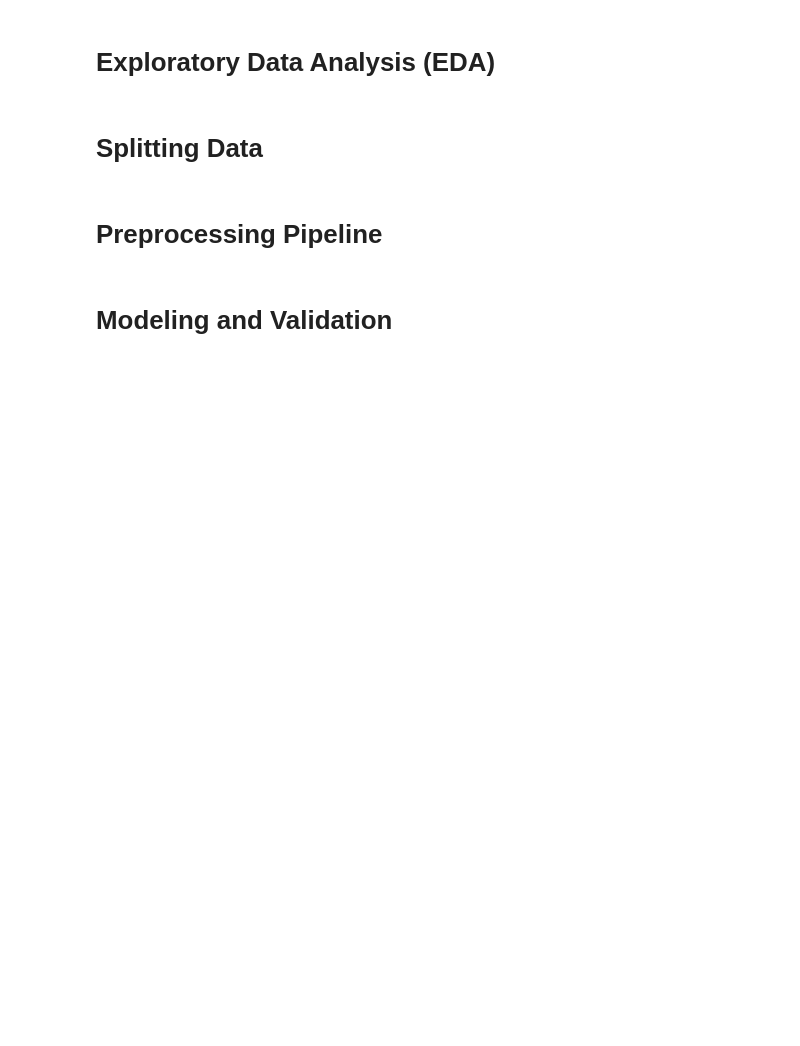
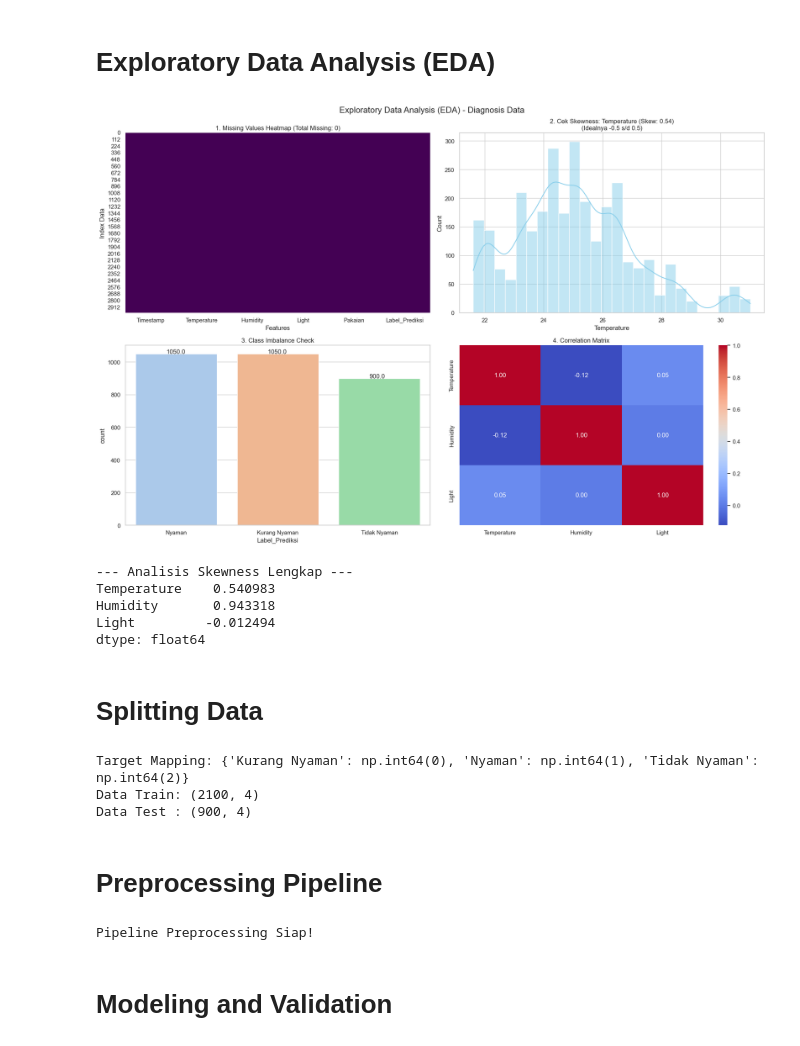
Before and after one commit to Rusmn/SIC7_SMART-WELLNESS-AND-STUDY-COMPANION, a Jupyter notebook: analysis/Notebook_SIC7.ipynb, the cells around one changed output. Cells and saved outputs as stored; diff of their text form; code cells hidden in the pictures; blank space fills up the shorter version.

```diff
--- a/analysis/Notebook_SIC7.ipynb
+++ b/analysis/Notebook_SIC7.ipynb
@@ -41,19 +53,11 @@ warnings.filterwarnings('ignore')
 # %% [markdown]
 # **Load Dataset**
 # %%
-# 1. Load Dataset
-df = pd.read_csv("../data/train_dummy.csv")
+df = pd.read_csv("../data/processed/final_dataset_labeled.csv")
 
-# --- AUTO-FIX: Jika kolom 'Pakaian' belum ada, buat dummy ---
-if 'Pakaian' not in df.columns:
-    print("⚠️ Kolom 'Pakaian' tidak ditemukan. Menambahkan data dummy...")
-    np.random.seed(42)
-    df['Pakaian'] = np.random.choice(['Tipis', 'Sedang', 'Tebal'], size=len(df))
-
-# Tentukan Fitur Numerik dan Kategorikal
-numeric_features = ['Temperature (C)', 'Humidity (%)', 'Light (Lux)']
+numeric_features = ['Temperature', 'Humidity', 'Light']
 categorical_features = ['Pakaian']
-target_col = 'Label'
+target_col = 'Label_Prediksi'
 
 print(f"Jumlah Data: {df.shape[0]} baris, {df.shape[1]} kolom")
 display(df.head())
@@ -65,84 +77,82 @@ plt.suptitle("Exploratory Data Analysis (EDA) - Diagnosis Data", fontsize=16)
 
 # 1. CEK MISSING VALUES
 plt.subplot(2, 2, 1)
-# Visualisasi Heatmap untuk melihat lokasi data kosong
 sns.heatmap(df.isnull(), cbar=False, cmap='viridis')
 missing_count = df.isnull().sum().sum()
 plt.title(f"1. Missing Values Heatmap (Total Missing: {missing_count})")
 plt.xlabel("Features")
 plt.ylabel("Index Data")
 
 # 2. CEK SKEWNESS (Kemiringan Data Numerik)
-# Kita ambil salah satu fitur contoh, misal 'Light (Lux)' atau 'Temperature'
 plt.subplot(2, 2, 2)
-sns.histplot(df['Temperature (C)'], kde=True, color='skyblue')
-skew_val = df['Temperature (C)'].skew()
+sns.histplot(df['Temperature'], kde=True, color='skyblue')
+skew_val = df['Temperature'].skew()
 plt.title(f"2. Cek Skewness: Temperature (Skew: {skew_val:.2f})\n(Idealnya -0.5 s/d 0.5)")
 
 # 3. CEK CLASS IMBALANCE (Ketimpangan Label)
 plt.subplot(2, 2, 3)
 ax = sns.countplot(x=target_col, data=df, palette='pastel')
 plt.title("3. Class Imbalance Check")
 for p in ax.patches:
     ax.annotate(f'{p.get_height()}', (p.get_x() + 0.3, p.get_height() + 2))
 
-# 4. CEK KORELASI FITUR (Opsional tapi penting)
+# 4. CEK KORELASI FITUR
 plt.subplot(2, 2, 4)
-# Hanya korelasi antar numerik
 corr = df[numeric_features].corr()
 sns.heatmap(corr, annot=True, cmap='coolwarm', fmt=".2f")
 plt.title("4. Correlation Matrix")
 
 plt.tight_layout()
 plt.show()
 
 print("\n--- Analisis Skewness Lengkap ---")
 print(df[numeric_features].skew())
-print("\nCatatan:")
-print("- Jika Skewness tinggi (>1 atau <-1), kita perlu 'PowerTransformer'.")
-print("- Jika Label tidak seimbang, kita perlu 'class_weight=balanced'.")
-print("- Jika ada garis kuning di Heatmap (kiri atas), itu missing values yang harus di-impute.")
+# %% [output]
+[figure, added]
+--- Analisis Skewness Lengkap ---
+Temperature    0.540983
+Humidity       0.943318
+Light         -0.012494
+dtype: float64
 # %% [markdown]
 # **Splitting Data**
 # %%
 X = df[numeric_features + categorical_features]
 y = df[target_col]
 
-# Encode Label Target ke Angka (Wajib untuk XGBoost)
+# Encode Label Target ke Angka (untuk XGBoost)
 le = LabelEncoder()
 y_encoded = le.fit_transform(y)
 label_mapping = dict(zip(le.classes_, le.transform(le.classes_)))
 print(f"Target Mapping: {label_mapping}")
 
-# Split Data (Stratify wajib untuk imbalance data)
+# Split Data
 X_train, X_test, y_train, y_test = train_test_split(
-    X, y_encoded, test_size=0.2, random_state=42, stratify=y_encoded
+    X, y_encoded, test_size=0.3, random_state=42, stratify=y_encoded
 )
 
 print(f"Data Train: {X_train.shape}")
 print(f"Data Test : {X_test.shape}")
+# %% [output]
+Target Mapping: {'Kurang Nyaman': np.int64(0), 'Nyaman': np.int64(1), 'Tidak Nyaman': np.int64(2)}
+Data Train: (2100, 4)
+Data Test : (900, 4)
 # %% [markdown]
 # **Preprocessing Pipeline**
 # %%
-# 1. Solusi Missing Values & Skewness untuk Data Numerik
+# 1. Missing Values & Skewness untuk Data Numerik
 numeric_transformer = Pipeline(steps=[
-    # Step A: Tangani Missing Values (isi dengan median)
     ('imputer', SimpleImputer(strategy='median')),
-
-    # Step B: Tangani Skewness (Yeo-Johnson membuat data lebih berdistribusi normal)
     ('yeo_johnson', PowerTransformer(method='yeo-johnson')),
-
-    # Step C: Scaling (Penting untuk SVM dan KNN)
     ('scaler', StandardScaler())
 ])
 
-# 2. Solusi Missing Values & Encoding untuk Data Kategorikal
+# 2. Missing Values & Encoding untuk Data Kategorikal
 categorical_transformer = Pipeline(steps=[
     ('imputer', SimpleImputer(strategy='most_frequent')),
     ('onehot', OneHotEncoder(handle_unknown='ignore'))
 ])
 
-# Gabungkan
 preprocessor = ColumnTransformer(
     transformers=[
         ('num', numeric_transformer, numeric_features),
@@ -151,6 +161,8 @@ preprocessor = ColumnTransformer(
 )
 
 print("Pipeline Preprocessing Siap!")
+# %% [output]
+Pipeline Preprocessing Siap!
 # %% [markdown]
 # **Modeling and Validation**
 # %%
```
Also changed, not shown: parts of 9 cells of this notebook, 2 other files.
